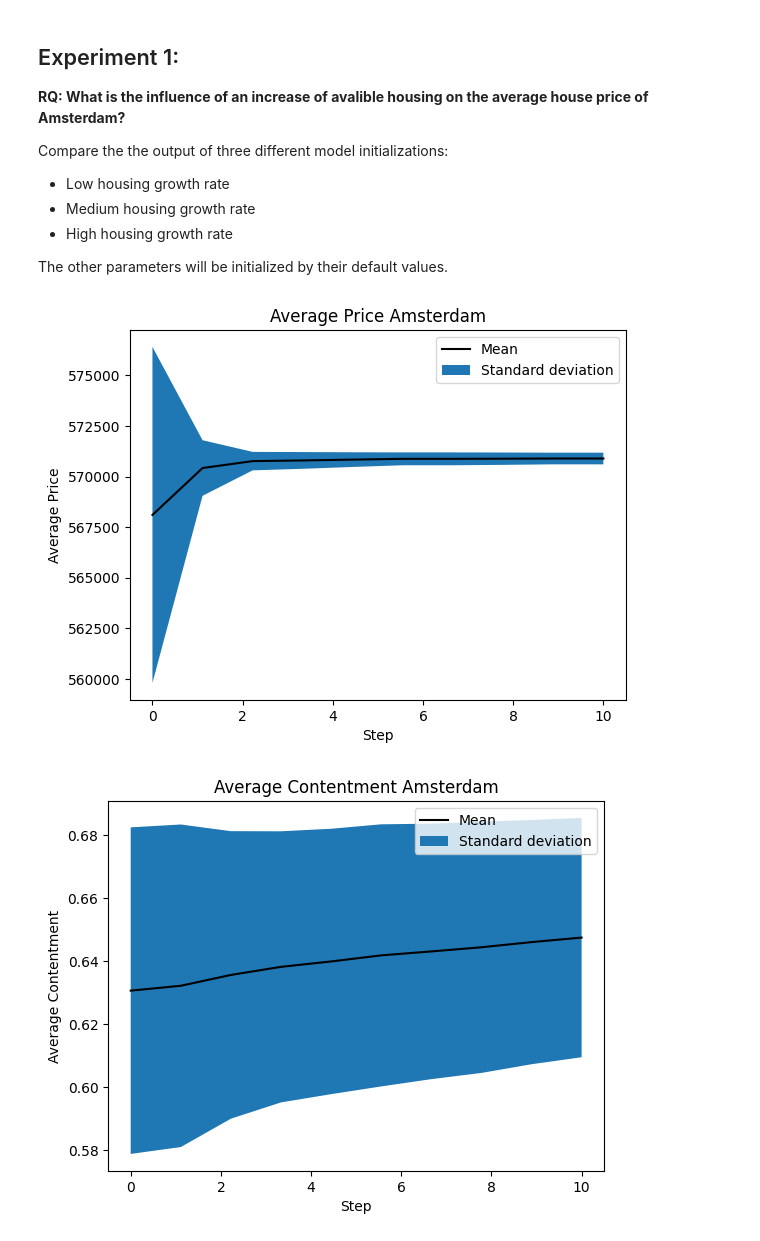
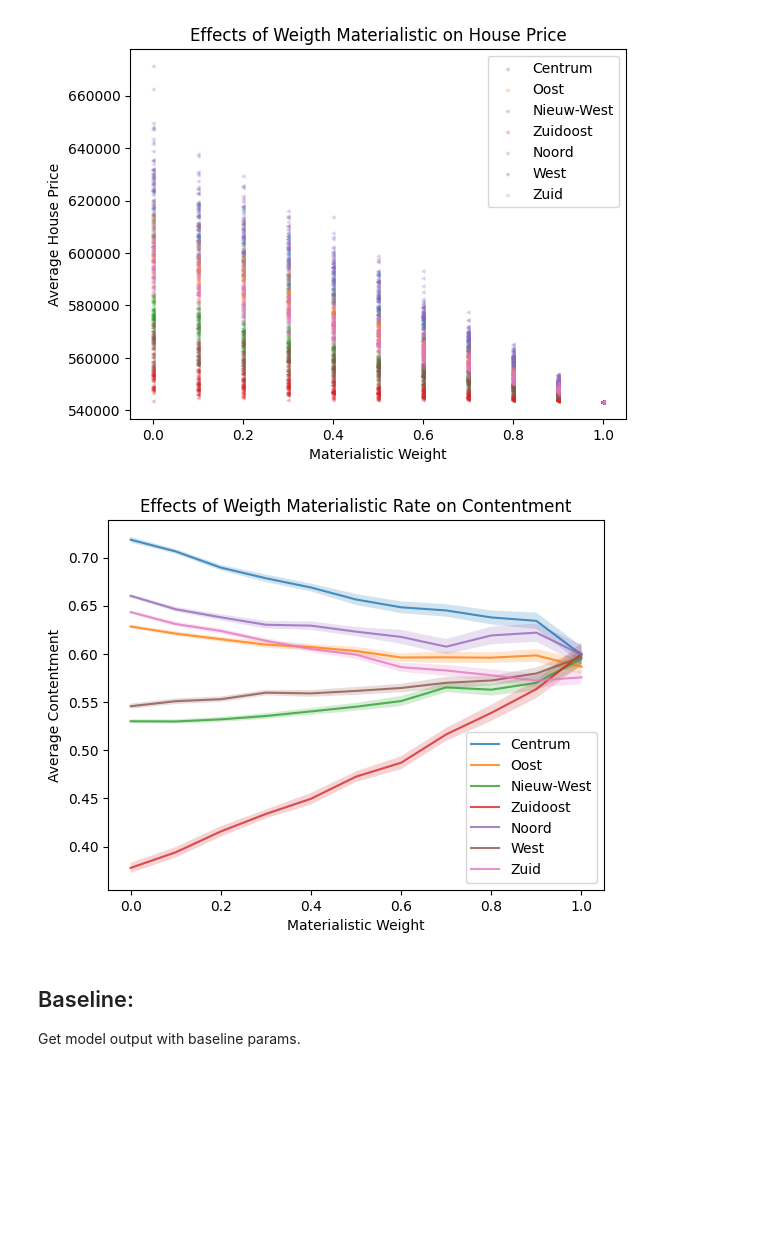
Before and after one commit to pmchrist/ABM-Housing-Pricing, a Jupyter notebook: analysis/experiments.ipynb, the cells around one changed output. Saved outputs shown, nothing was run; the diff lists cells and outputs as text; code cells hidden in the pictures; blank space fills up the shorter version.

Commit message:
experiments completed

```diff
--- a/analysis/experiments.ipynb
+++ b/analysis/experiments.ipynb
@@ -16 +230,20 @@ from tqdm import tqdm
+# %%
+# Define input range for Weight Materialistic
+inputs = np.linspace(0.0, 1.0, 11)
+# Define number of runs and steps
+runs, steps = 50, 10
+
+# Collect data
+results_local_price, results_local_contentment, results_global_price, results_global_contentment = collect_data(inputs, runs, steps, 'materialistic')
+# %%
+# Plot results
+plot_experiments(inputs, results_local_price, 'Effects of Weigth Materialistic on House Price', 'materialistic', 'price')
+plot_experiments(inputs, results_local_contentment, 'Effects of Weigth Materialistic Rate on Contentment', 'materialistic', 'contentment')
+# %% [output]
+[figure, added]
+[figure, added]
+# %% [markdown]
+## Baseline:
+
+Get model output with baseline params.
 # %%
@@ -93,25 +295,0 @@ def global_plots(results, steps, runs, title):
-# %% [markdown]
-## Experiment 1:
-
-**RQ: What is the influence of an increase of avalible housing on the average house price of Amsterdam?**
-
-Compare the the output of three different model initializations:
-- Low housing growth rate
-- Medium housing growth rate
-- High housing growth rate
-
-The other parameters will be initialized by their default values.
-# %%
-runs = 10
-steps = 10
-
-# Model with low housing growth rate (1.0)
-model = Housing(num_houses=0.001, noise=0.0, start_money_multiplier=5, start_money_multiplier_newcomers=5, contentment_threshold=1, weight_materialistic=0.5, housing_growth_rate=1.0, population_growth_rate=1.01)
-# Collect data
-results_local_price, results_local_contentment, results_global_price, results_global_contentment = collect_data(model, runs, steps)
-
-global_plots(results_global_price, steps, runs, "Average Price Amsterdam")
-global_plots(results_global_contentment, steps, runs, "Average Contentment Amsterdam")
-# %% [output]
-[figure, removed]
-[figure, removed]
```
Also changed, not shown: parts of 18 cells of this notebook, 11 other files.
